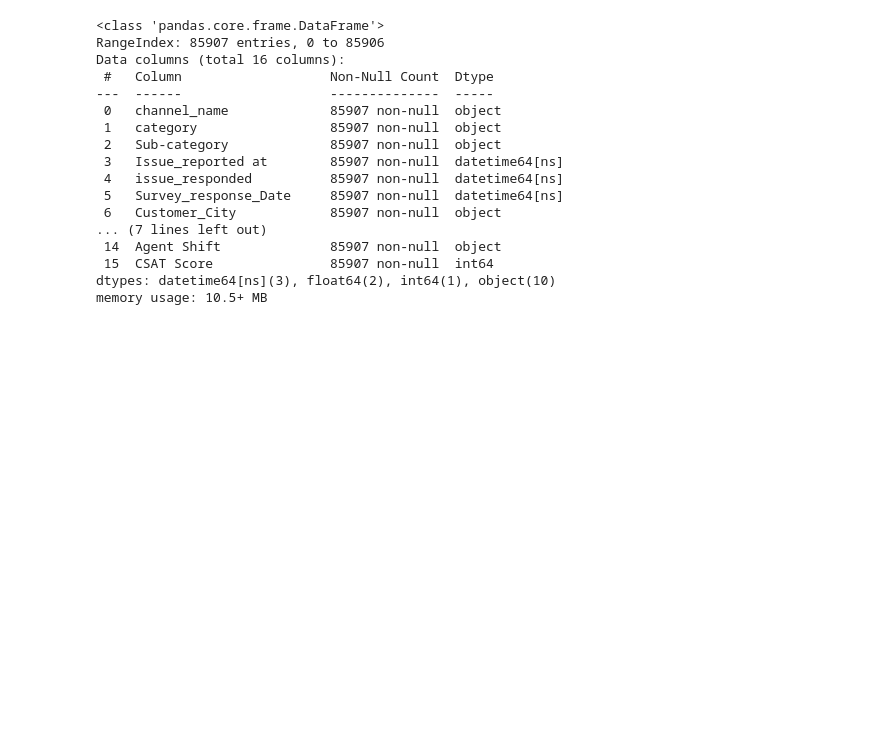
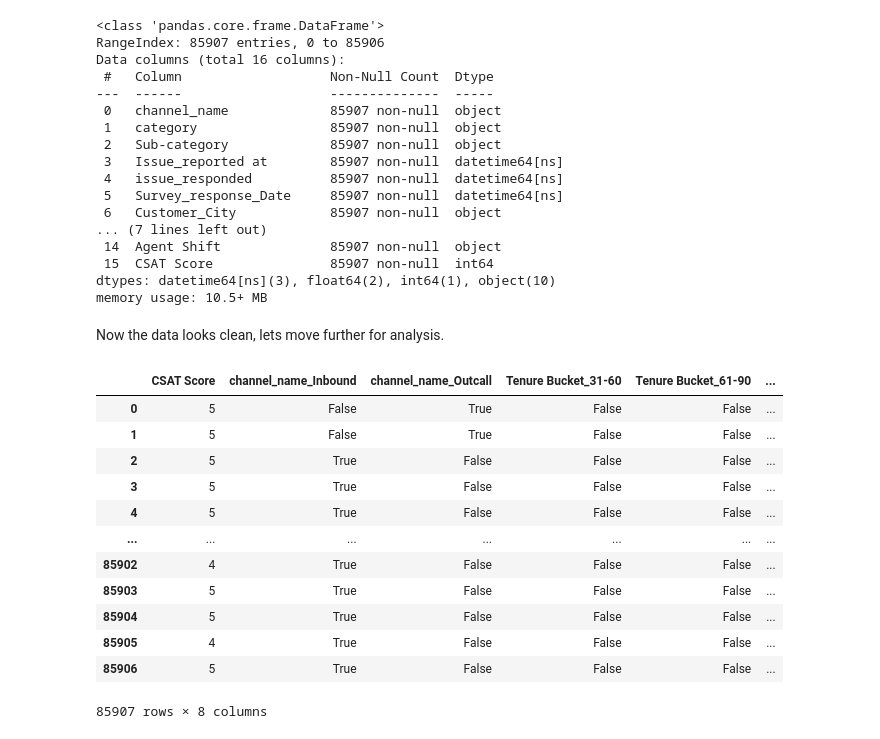
Before and after one commit to sharath199324/DeepCSAT--E-Commerce-Customer-Satisfaction-Score-Prediction-main, a Jupyter notebook: CSAT_ANN.ipynb, the cells around one changed output. Cells and saved outputs as stored; diff of their text form; code cells hidden in the pictures; blank space fills up the shorter version.

```diff
--- a/CSAT_ANN.ipynb
+++ b/CSAT_ANN.ipynb
@@ -260,3 +295,36 @@ Data columns (total 16 columns):
  15  CSAT Score               85907 non-null  int64
 dtypes: datetime64[ns](3), float64(2), int64(1), object(10)
 memory usage: 10.5+ MB
+# %% [markdown]
+Now the data looks clean, lets move further for analysis.
+# %%
+df1=df1[["channel_name","Tenure Bucket","Item_price","CSAT Score"]]
+# %%
+df1_=pd.get_dummies(df1,columns=["channel_name","Tenure Bucket"],drop_first=True)
+# %%
+from sklearn.preprocessing import StandardScaler
+scaler = StandardScaler()
+
+# fit the scaler to the train set, it will learn the parameters
+scaler.fit(df1_[["Item_price"]])
+
+# transform train and test sets
+df1_numerical_scaled = scaler.transform(df1_[["Item_price"]])
+df1_numerical_scaled=pd.DataFrame(df1_numerical_scaled,columns=["Item_price"])
+# %%
+df1_main=pd.concat([df1_,df1_numerical_scaled],axis=1).iloc[:,1:]
+df1_main
+# %% [output]
+|  | CSAT Score | channel_name_Inbound | channel_name_Outcall | Tenure Bucket_31-60 | Tenure Bucket_61-90 | ... |
+| 0 | 5 | False | True | False | False | ... |
+| 1 | 5 | False | True | False | False | ... |
+| 2 | 5 | True | False | False | False | ... |
+| 3 | 5 | True | False | False | False | ... |
+| 4 | 5 | True | False | False | False | ... |
+| ... | ... | ... | ... | ... | ... | ... |
+| 85902 | 4 | True | False | False | False | ... |
+| 85903 | 5 | True | False | False | False | ... |
+| 85904 | 5 | True | False | False | False | ... |
+| 85905 | 4 | True | False | False | False | ... |
+| 85906 | 5 | True | False | False | False | ... |
+85907 rows × 8 columns
```
Also changed, not shown: parts of 13 cells of this notebook, 3 other files.
